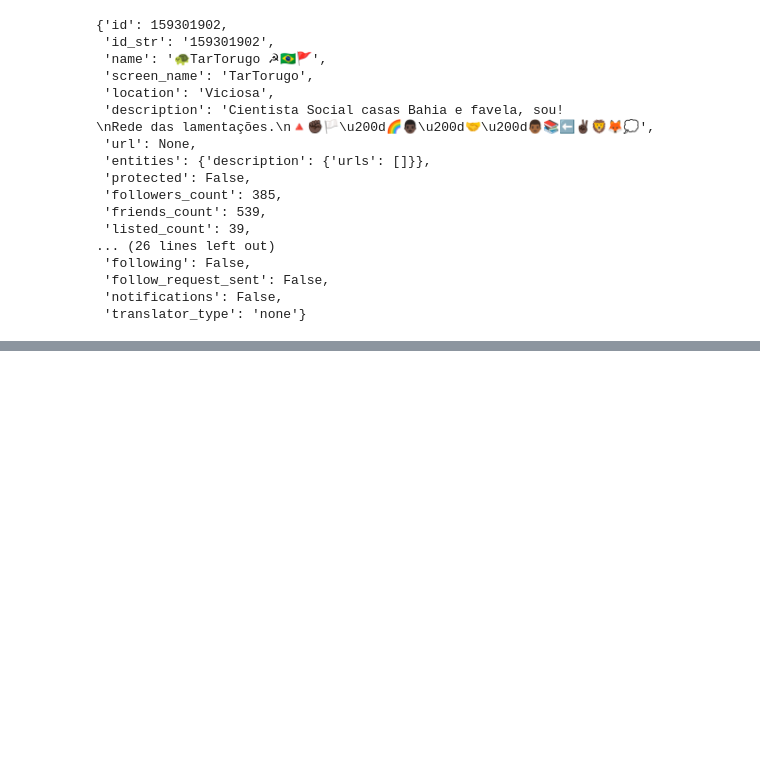
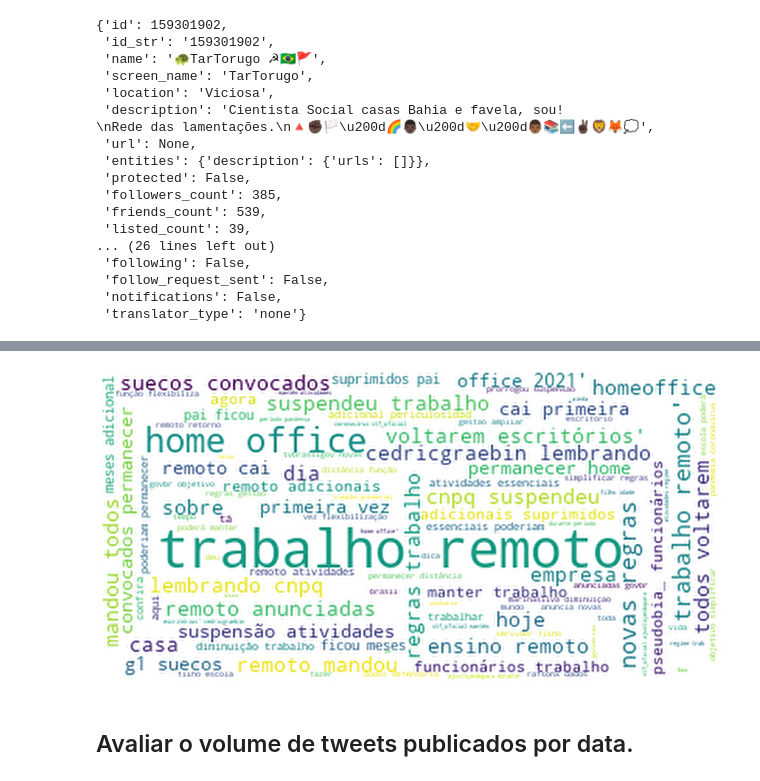
Before and after one commit to thinkerston/igti_ds_bootcamp, a Jupyter notebook: 04_Projeto/sentiment_analysis.ipynb, the cells around one changed output, grey strips where cells are left out. Cells and saved outputs as stored; diff of their text form; code cells hidden in the pictures; blank space fills up the shorter version.

```diff
--- a/04_Projeto/sentiment_analysis.ipynb
+++ b/04_Projeto/sentiment_analysis.ipynb
@@ -158,0 +205,42 @@ TypeError: Tuple or struct_time argument required
+# %%
+def clean_text(text):
+    #removendo os emojis
+    text = text.lower()
+    regrex_pattern = re.compile(pattern = "["
+        u"\U0001F600-\U0001F64F"  # emoticons
+        u"\U0001F300-\U0001F5FF"  # symbols & pictographs
+        u"\U0001F680-\U0001F6FF"  # transport & map symbols
+        u"\U0001F1E0-\U0001F1FF"  # flags (iOS)
+                           "]+", flags = re.UNICODE)
+    frase = regrex_pattern.sub(r'',text)
+    regrex_pattern_two = re.compile(pattern = 'https://t.co/[\d*\D*]+')
+    frase = regrex_pattern_two.sub(r'', frase)
+
+
+    word_tokens = word_tokenize(frase)
+    filtered_sentence = [w for w in word_tokens if not w in stopwords]
+    return filtered_sentence
+# %%
+textos['text'] = df_ptlang_tweets['text'].apply(clean_text)
+# %%
+def remove_list (text):
+    text = str(text)
+    text = text.replace('[', '').replace(']', '')
+    text = text.replace(',', '').replace("'","")
+    return text
+# %%
+textos['text_clear'] = textos['text'].apply(remove_list)
+# %%
+# Gerando um wordcloud sem remover as stopwords
+wc = WordCloud(background_color="white").generate(str(textos['text_clear'].values))
+
+plt.figure(figsize=(15, 11))
+# Create a figure of the generated cloud
+plt.imshow(wc, interpolation='sinc')
+plt.axis('off')
+# Display the figure
+plt.show()
+# %% [output]
+[figure, added]
+# %% [markdown]
+## Avaliar o volume de tweets publicados por data.
```
Also changed, not shown: parts of 35 cells of this notebook.
